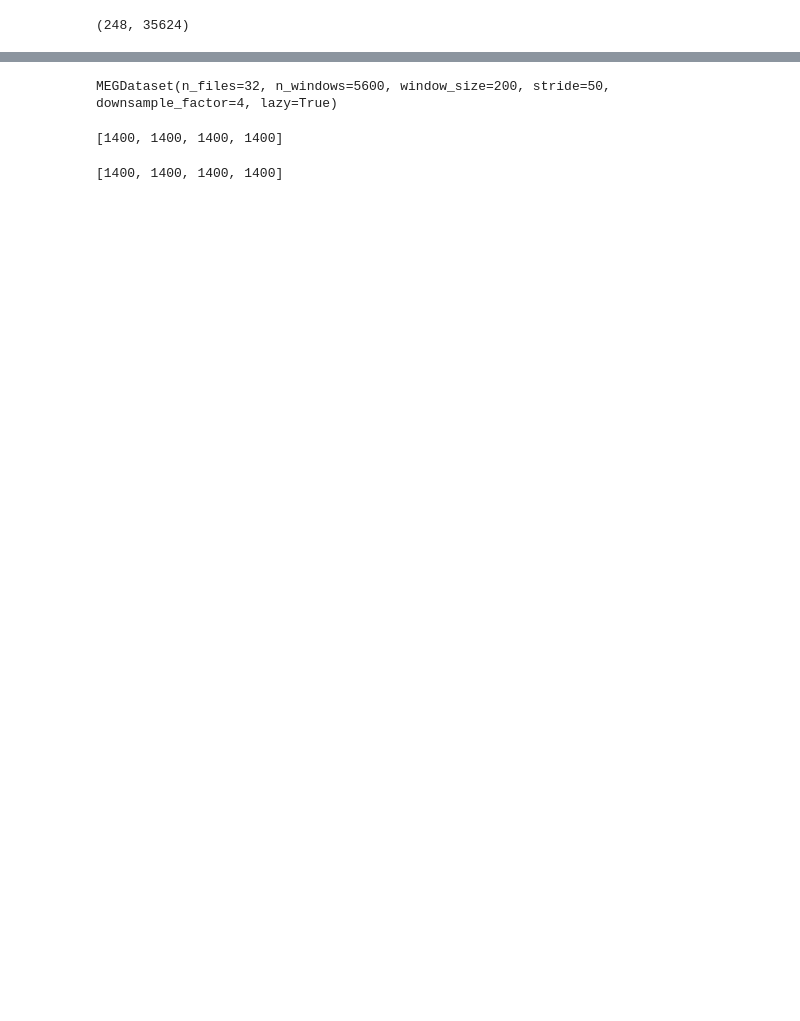
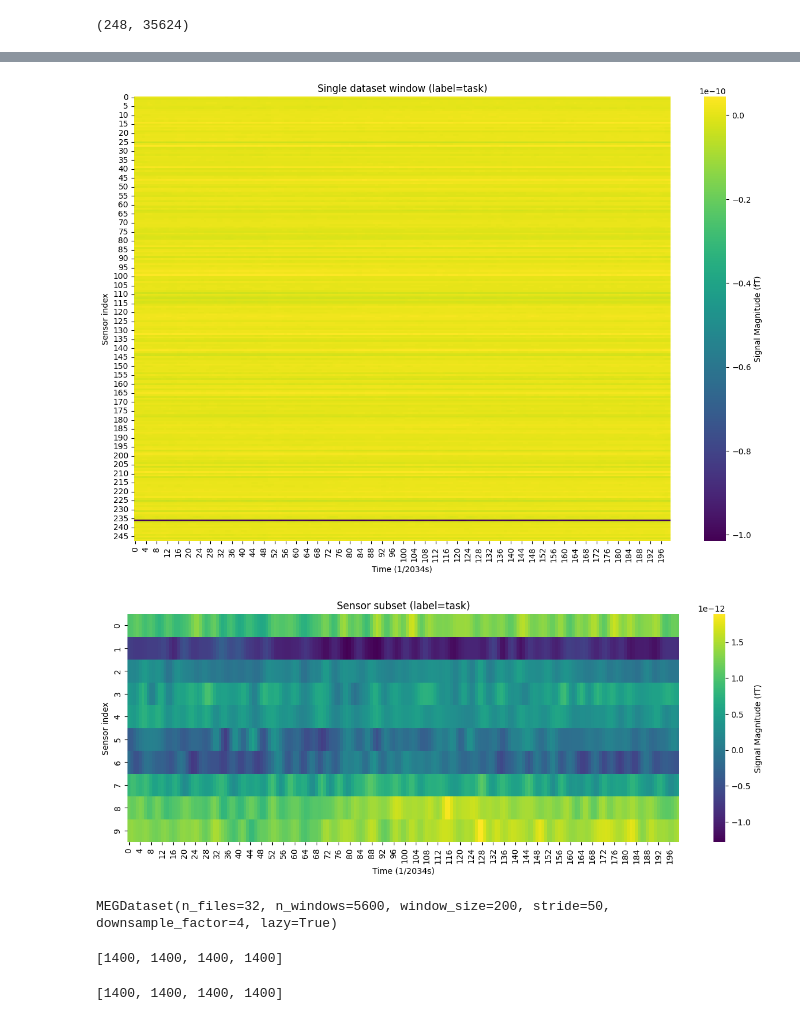
Before and after one commit to JorisHeemskerk/INFOMDLR, a Jupyter notebook: assignment_2/data_exploration.ipynb, the cells around one changed output, grey strips where cells are left out. Drawn from its saved outputs; the diff is of its cells as text; code cells hidden in the pictures; blank space fills up the shorter version.

```diff
--- a/assignment_2/data_exploration.ipynb
+++ b/assignment_2/data_exploration.ipynb
@@ -22,3 +43,25 @@ plt.show()
+# %%
+import seaborn as sns
+
+window_size = 200
+window = dataset[:, :window_size]
+
+plt.figure(figsize=(15, 10))
+sns.heatmap(window, cmap='viridis', cbar_kws={'label': 'Signal Magnitude (fT)'})
+plt.ylabel("Sensor index")
+plt.xlabel("Time (1/2034s)")
+plt.title(f"Single dataset window (label={filename.split('\\')[-1].split('_')[0]})")
+plt.show()
+
+plt.figure(figsize=(15, 5))
+sns.heatmap(window[:10, :], cmap='viridis', cbar_kws={'label': 'Signal Magnitude (fT)'})
+plt.ylabel("Sensor index")
+plt.xlabel("Time (1/2034s)")
+plt.title(f"Sensor subset (label={filename.split('\\')[-1].split('_')[0]})")
+plt.show()
+# %% [output]
+[figure, added]
+[figure, added]
 # %%
 from meg_dataset import MEGDataset
 from main import DATASET_MAPPING
```
Also changed, not shown: parts of 5 cells of this notebook, 1 other file.
